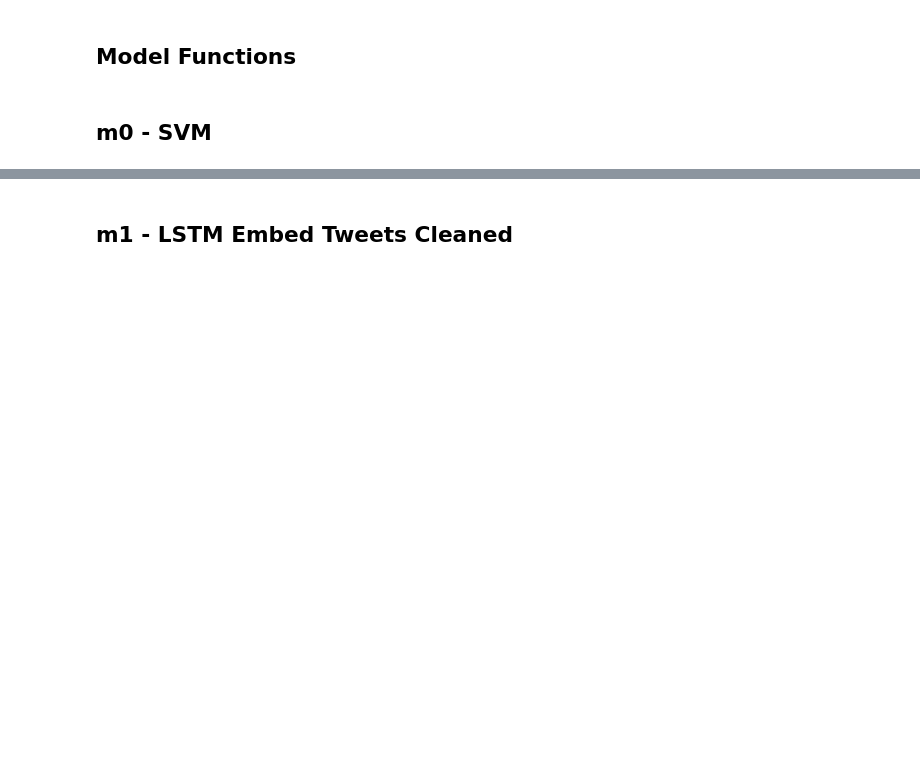
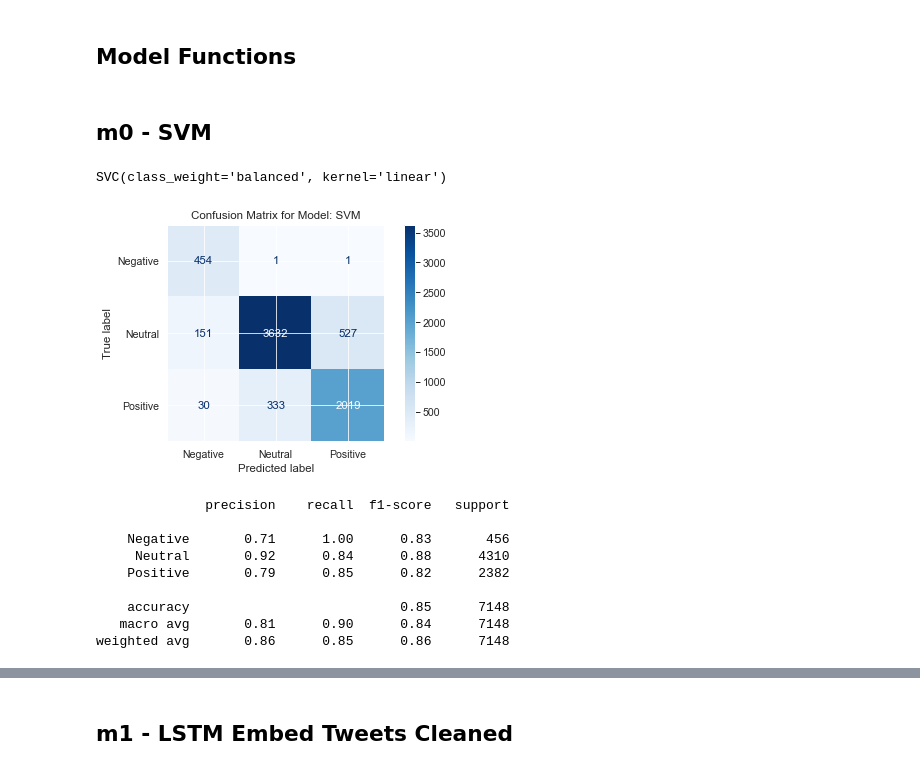
Before and after one commit to cutterback/p04-twitter-sentiment-nlp, a Jupyter notebook: Twitter-Sentiment-Analysis-NLP.ipynb, the cells around one changed output, grey strips where cells are left out. Saved outputs shown, nothing was run; the diff lists cells and outputs as text; code cells hidden in the pictures; blank space fills up the shorter version.

```diff
--- a/Twitter-Sentiment-Analysis-NLP.ipynb
+++ b/Twitter-Sentiment-Analysis-NLP.ipynb
@@ -387,3 +395,30 @@ def plot_confusion(y_true, y_hat, model_name):
+# %%
+# Create feature vectors
+vectorizer = TfidfVectorizer(stop_words='english')
+train_vectors = vectorizer.fit_transform(X_train_m0)
+test_vectors = vectorizer.transform(X_test_m0)
 # %%
 # instantiate SVC()
-svc = SVC(class_weight='balanced')
+svc = SVC(kernel='linear', class_weight='balanced')
+# %%
+svc.fit(train_vectors, y_train_m0)
+# %% [output]
+SVC(class_weight='balanced', kernel='linear')
+# %%
+y_train_hat_m0 = svc.predict(train_vectors)
+# %%
+# plot confusion matrix and classification report
+cnf_matrix_train_m0 = plot_confusion(y_train_m0,
+                               y_train_hat_m0,
+                               'SVM')
+# %% [output]
+[figure, added]
+              precision    recall  f1-score   support
+
+    Negative       0.71      1.00      0.83       456
+     Neutral       0.92      0.84      0.88      4310
+    Positive       0.79      0.85      0.82      2382
+
+    accuracy                           0.85      7148
+   macro avg       0.81      0.90      0.84      7148
+weighted avg       0.86      0.85      0.86      7148
```
Also changed, not shown: parts of 27 cells of this notebook.
